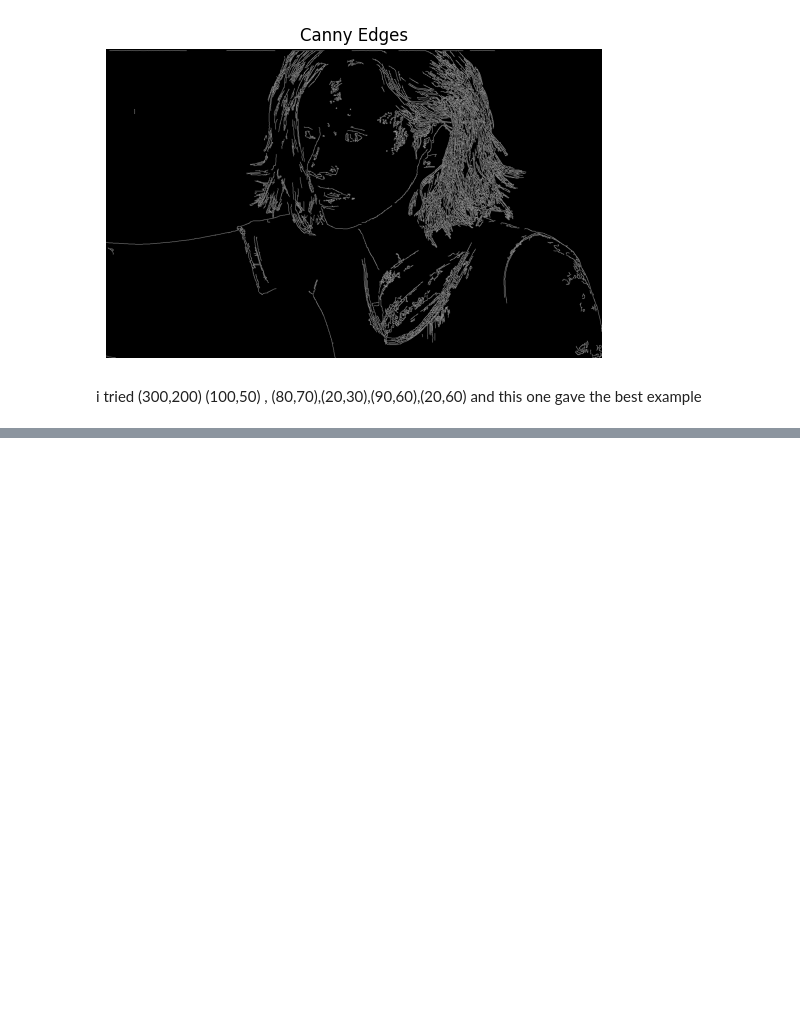
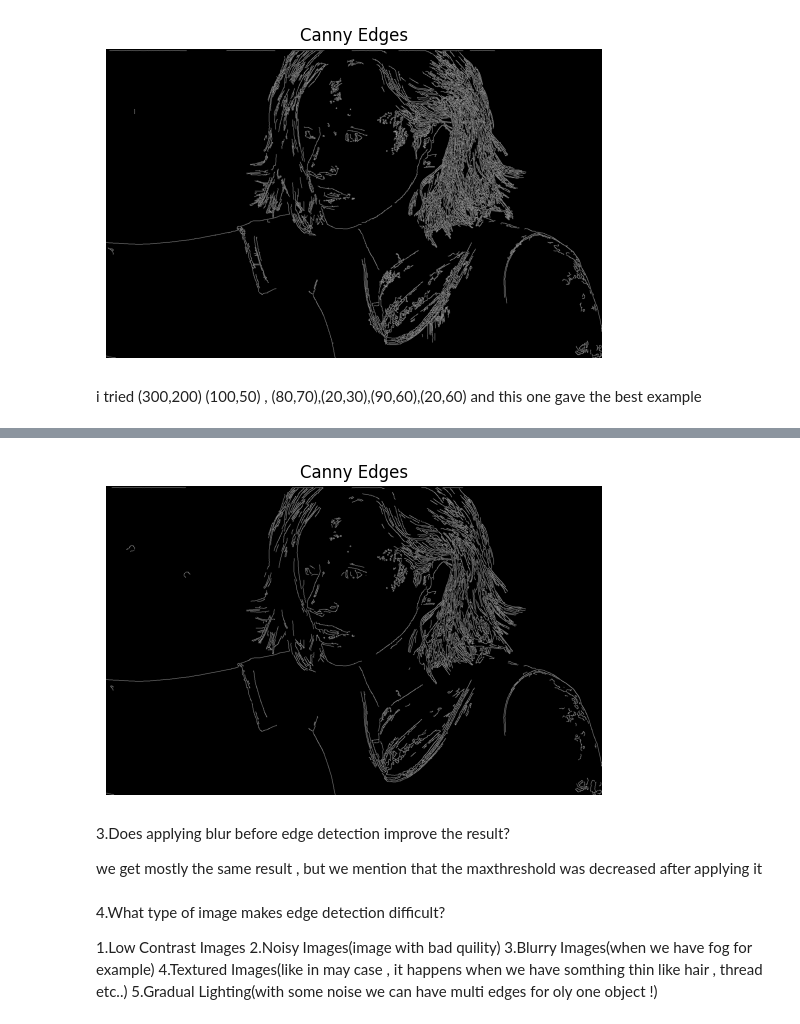
Before and after one commit to MicroClub-USTHB/IT-25-26, a Jupyter notebook: ai/Computer Vision Bootcamp/Session2- CV Processing Techniques/script.ipynb, the cells around one changed output, grey strips where cells are left out. Drawn from its saved outputs; the diff is of its cells as text; code cells hidden in the pictures; blank space fills up the shorter version.

```diff
--- a/ai/Computer Vision Bootcamp/Session2- CV Processing Techniques/script.ipynb
+++ b/ai/Computer Vision Bootcamp/Session2- CV Processing Techniques/script.ipynb
@@ -57,0 +78,24 @@ i tried (300,200) (100,50) , (80,70),(20,30),(90,60),(20,60) and this one gave t
+# %%
+# for canny
+
+edges = cv2.Canny(blur,20,45)
+
+plt.imshow(edges, cmap="gray")
+plt.title("Canny Edges")
+plt.axis("off")
+plt.show()
+# %% [output]
+[figure, added]
+# %% [markdown]
+3.Does applying blur before edge detection improve the result?
+
+we get mostly the same result , but we mention that the maxthreshold was decreased after applying it
+# %% [markdown]
+4.What type of image makes edge detection difficult?
+
+
+1.Low Contrast Images
+2.Noisy Images(image with bad quility)
+3.Blurry Images(when we have fog for example)
+4.Textured Images(like in may case , it happens when we have somthing thin like hair , thread etc..)
+5.Gradual Lighting(with some noise we can have multi edges for oly one object !)
```
Also changed, not shown: parts of 4 cells of this notebook.
